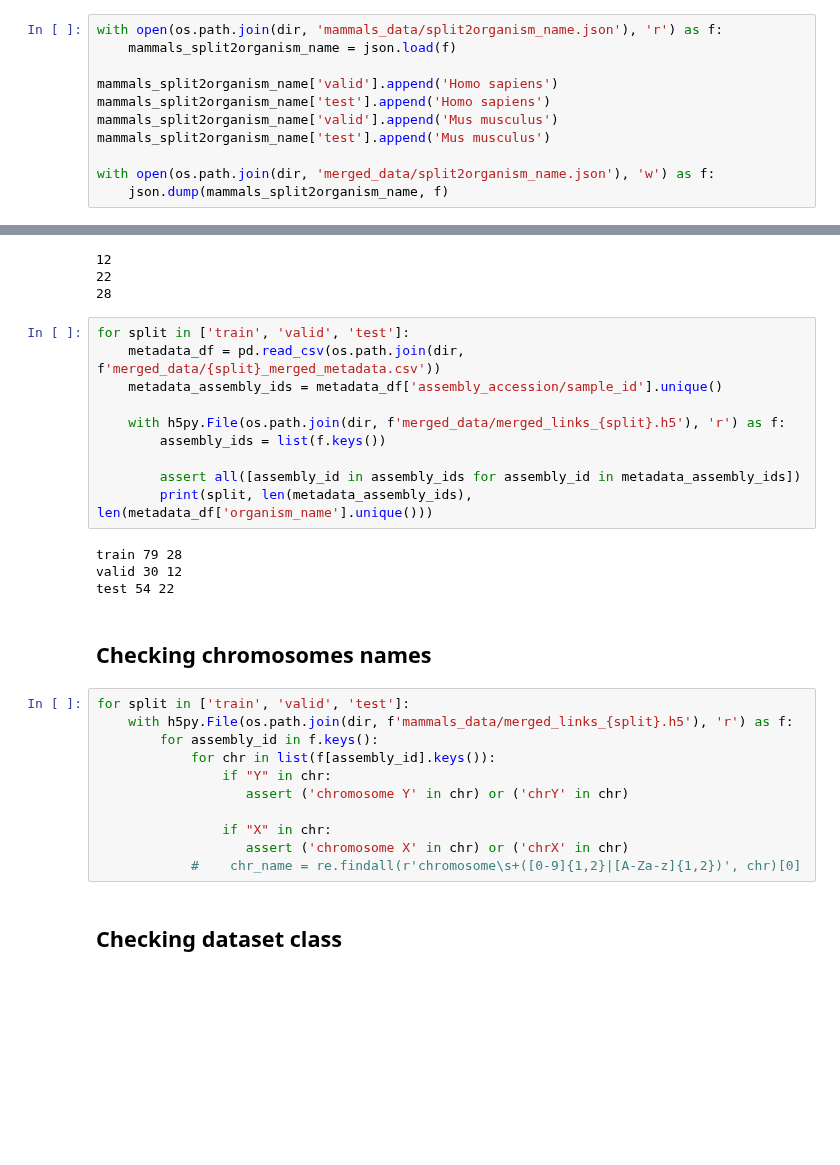
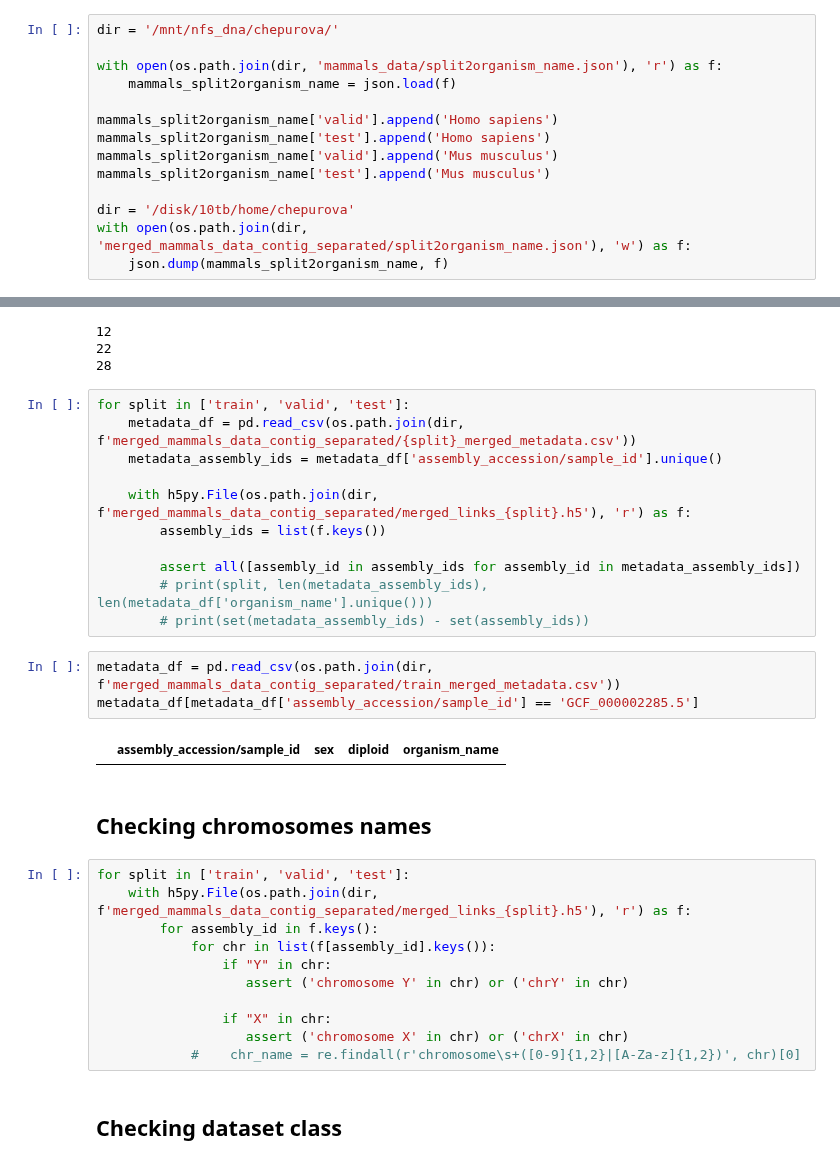
Before and after one commit to AIRI-Institute/GENA_LM, a Jupyter notebook: downstream_tasks/gender_classification/merge_and_check_mammals_dataset.ipynb, the cells around one changed output, grey strips where cells are left out. Cells and saved outputs as stored; diff of their text form; blank space fills up the shorter version.

```diff
--- a/downstream_tasks/gender_classification/merge_and_check_mammals_dataset.ipynb
+++ b/downstream_tasks/gender_classification/merge_and_check_mammals_dataset.ipynb
@@ -229,4 +279,6 @@ all_metadata_df
 # %%
+dir = '/mnt/nfs_dna/chepurova/'
+
 with open(os.path.join(dir, 'mammals_data/split2organism_name.json'), 'r') as f:
     mammals_split2organism_name = json.load(f)
 
@@ -235,7 +287,8 @@ mammals_split2organism_name['test'].append('Homo sapiens')
 mammals_split2organism_name['valid'].append('Mus musculus')
 mammals_split2organism_name['test'].append('Mus musculus')
 
-with open(os.path.join(dir, 'merged_data/split2organism_name.json'), 'w') as f:
+dir = '/disk/10tb/home/chepurova'
+with open(os.path.join(dir, 'merged_mammals_data_contig_separated/split2organism_name.json'), 'w') as f:
     json.dump(mammals_split2organism_name, f)
 # %%
 print(len(mammals_split2organism_name['valid']))
@@ -247,23 +300,25 @@ print(len(mammals_split2organism_name['train']))
 28
 # %%
 for split in ['train', 'valid', 'test']:
-    metadata_df = pd.read_csv(os.path.join(dir, f'merged_data/{split}_merged_metadata.csv'))
+    metadata_df = pd.read_csv(os.path.join(dir, f'merged_mammals_data_contig_separated/{split}_merged_metadata.csv'))
     metadata_assembly_ids = metadata_df['assembly_accession/sample_id'].unique()
 
-    with h5py.File(os.path.join(dir, f'merged_data/merged_links_{split}.h5'), 'r') as f:
+    with h5py.File(os.path.join(dir, f'merged_mammals_data_contig_separated/merged_links_{split}.h5'), 'r') as f:
         assembly_ids = list(f.keys())
 
         assert all([assembly_id in assembly_ids for assembly_id in metadata_assembly_ids])
-        print(split, len(metadata_assembly_ids), len(metadata_df['organism_name'].unique()))
+        # print(split, len(metadata_assembly_ids), len(metadata_df['organism_name'].unique()))
+        # print(set(metadata_assembly_ids) - set(assembly_ids))
-# %% [output]
-train 79 28
-valid 30 12
-test 54 22
+# %%
+metadata_df = pd.read_csv(os.path.join(dir, f'merged_mammals_data_contig_separated/train_merged_metadata.csv'))
+metadata_df[metadata_df['assembly_accession/sample_id'] == 'GCF_000002285.5']
+# %% [output]
+|  | assembly_accession/sample_id | sex | diploid | organism_name |
 # %% [markdown]
 ## Checking chromosomes names
 # %%
 for split in ['train', 'valid', 'test']:
-    with h5py.File(os.path.join(dir, f'mammals_data/merged_links_{split}.h5'), 'r') as f:
+    with h5py.File(os.path.join(dir, f'merged_mammals_data_contig_separated/merged_links_{split}.h5'), 'r') as f:
         for assembly_id in f.keys():
             for chr in list(f[assembly_id].keys()):
                 if "Y" in chr:
```
Also changed, not shown: parts of 9 cells of this notebook, 29 other files.
